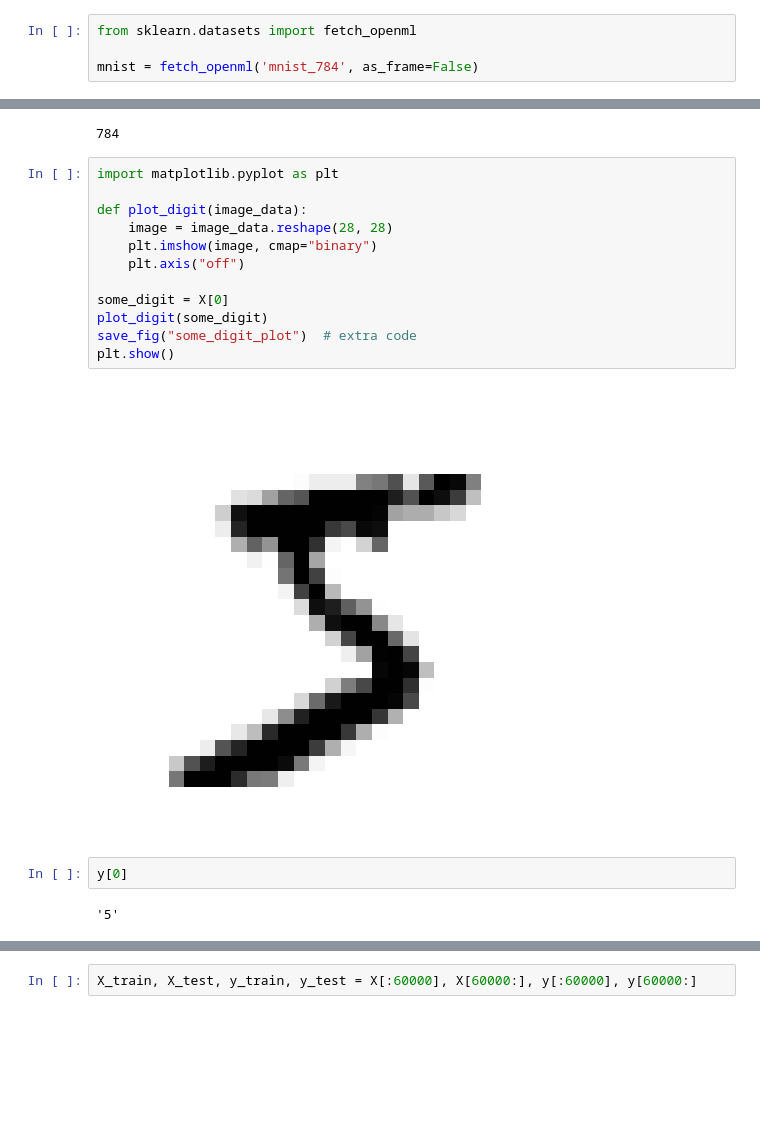
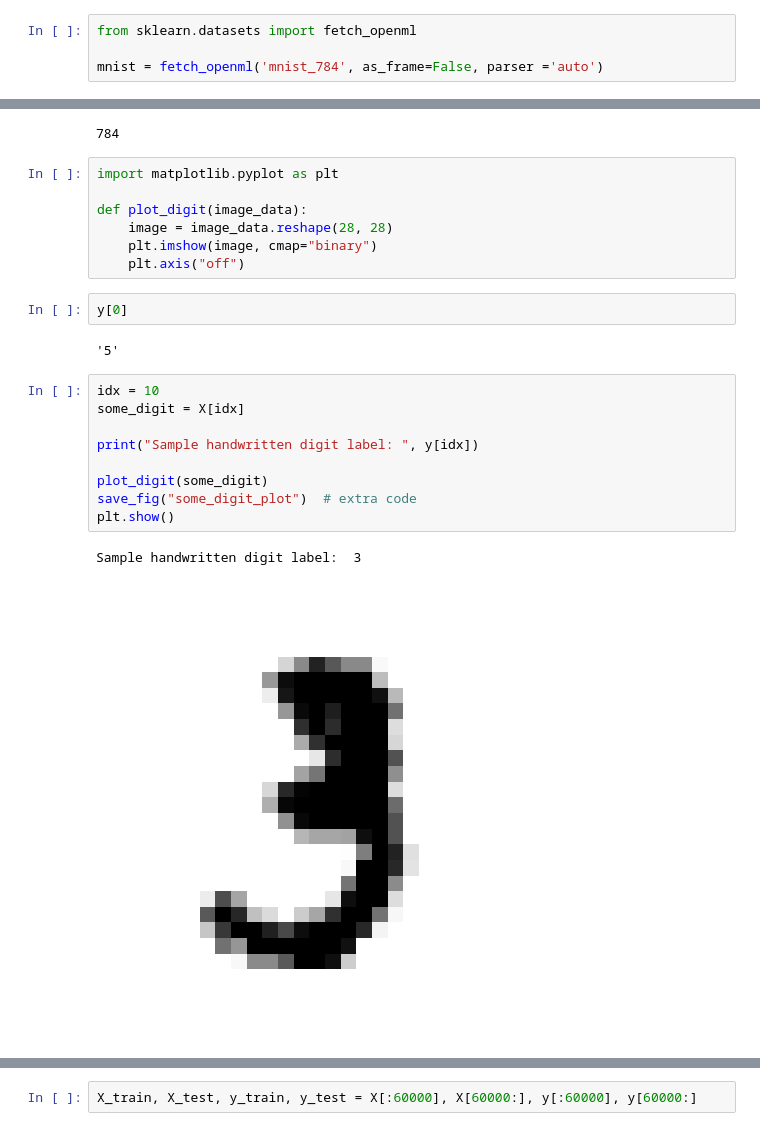
Before and after one commit to sawubona-repo/BINA-FS24-WORK, a Jupyter notebook: LB09-Clustering+Classification/Python/DEMO_Gereon_Machine_Learning_03_classification.ipynb, the cells around one changed output, grey strips where cells are left out. Cells and saved outputs as stored; diff of their text form; blank space fills up the shorter version.

```diff
--- a/LB09-Clustering+Classification/Python/DEMO_Gereon_Machine_Learning_03_classification.ipynb
+++ b/LB09-Clustering+Classification/Python/DEMO_Gereon_Machine_Learning_03_classification.ipynb
@@ -57,7 +58,7 @@ def save_fig(fig_id, tight_layout=True, fig_extension="png", resolution=300):
 # %%
 from sklearn.datasets import fetch_openml
 
-mnist = fetch_openml('mnist_784', as_frame=False)
+mnist = fetch_openml('mnist_784', as_frame=False, parser ='auto')
 # %%
 # extra code – it's a bit too long
 print(mnist.DESCR)
@@ -113,17 +114,22 @@ def plot_digit(image_data):
     image = image_data.reshape(28, 28)
     plt.imshow(image, cmap="binary")
     plt.axis("off")
-
-some_digit = X[0]
-plot_digit(some_digit)
-save_fig("some_digit_plot")  # extra code
-plt.show()
-# %% [output]
-[figure, removed]
 # %%
 y[0]
 # %% [output]
 '5'
+# %%
+idx = 10
+some_digit = X[idx]
+
+print("Sample handwritten digit label: ", y[idx])
+
+plot_digit(some_digit)
+save_fig("some_digit_plot")  # extra code
+plt.show()
+# %% [output]
+Sample handwritten digit label:  3
+[figure, added]
 # %%
 # extra code – this cell generates and saves Figure 3–2
 plt.figure(figsize=(9, 9))
```
Also changed, not shown: parts of 67 cells of this notebook, 4 other files.
